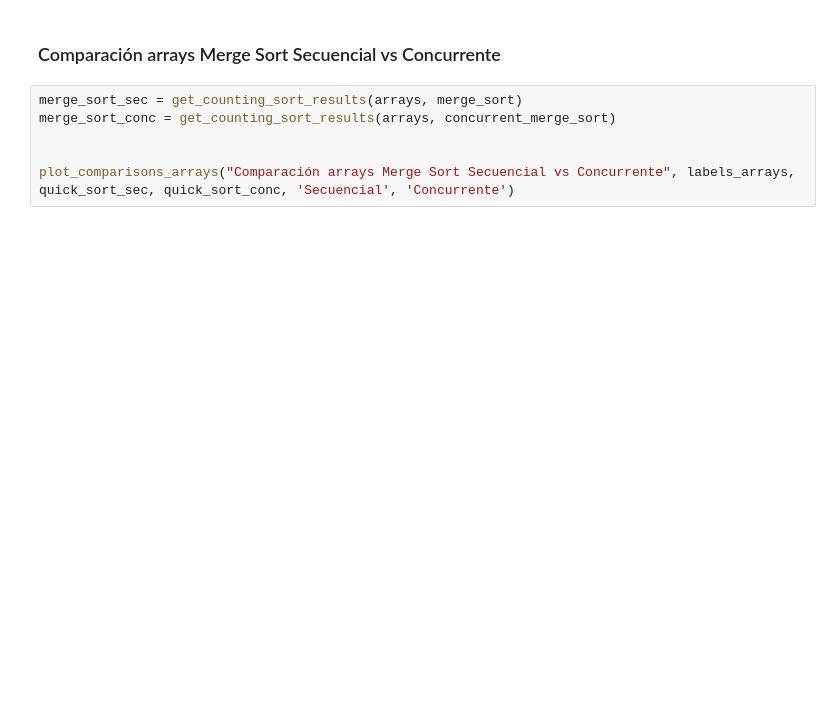
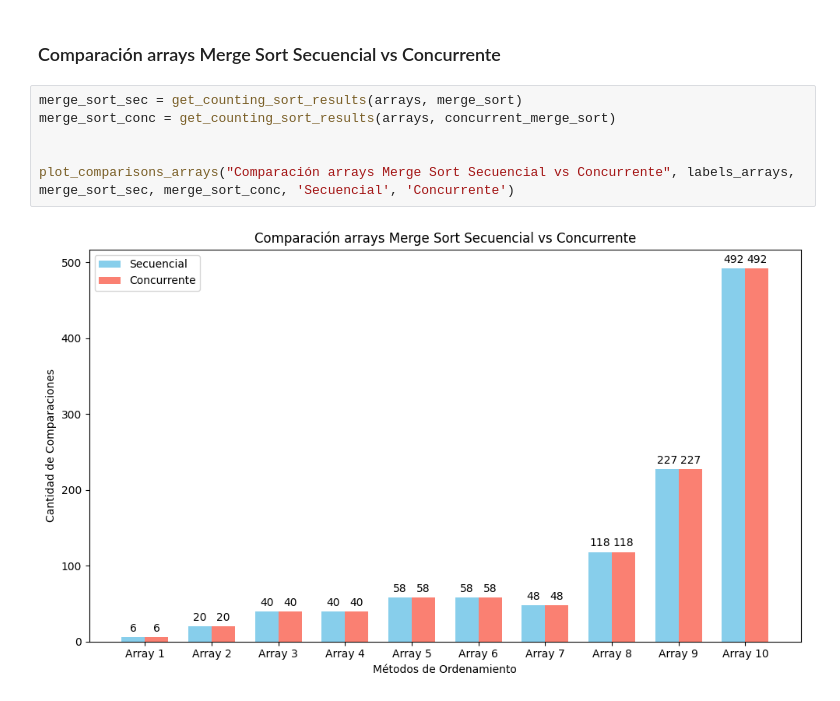
Before and after one commit to facubarneche/programacion-concurrente-paralela, a Jupyter notebook: exposicion_metodos_de_ordenamiento/tp_ordenamiento.ipynb, the cells around one changed output. Cells and saved outputs as stored; diff of their text form; blank space fills up the shorter version.

```diff
--- a/exposicion_metodos_de_ordenamiento/tp_ordenamiento.ipynb
+++ b/exposicion_metodos_de_ordenamiento/tp_ordenamiento.ipynb
@@ -476,6 +501,8 @@ def concurrent_merge_sort(arr):
 # %%
 merge_sort_sec = get_counting_sort_results(arrays, merge_sort)
 merge_sort_conc = get_counting_sort_results(arrays, concurrent_merge_sort)
 
 
-plot_comparisons_arrays("Comparación arrays Merge Sort Secuencial vs Concurrente", labels_arrays, quick_sort_sec, quick_sort_conc, 'Secuencial', 'Concurrente')
+plot_comparisons_arrays("Comparación arrays Merge Sort Secuencial vs Concurrente", labels_arrays, merge_sort_sec, merge_sort_conc, 'Secuencial', 'Concurrente')
+# %% [output]
+[figure, added]
```
Also changed, not shown: parts of 6 cells of this notebook.
